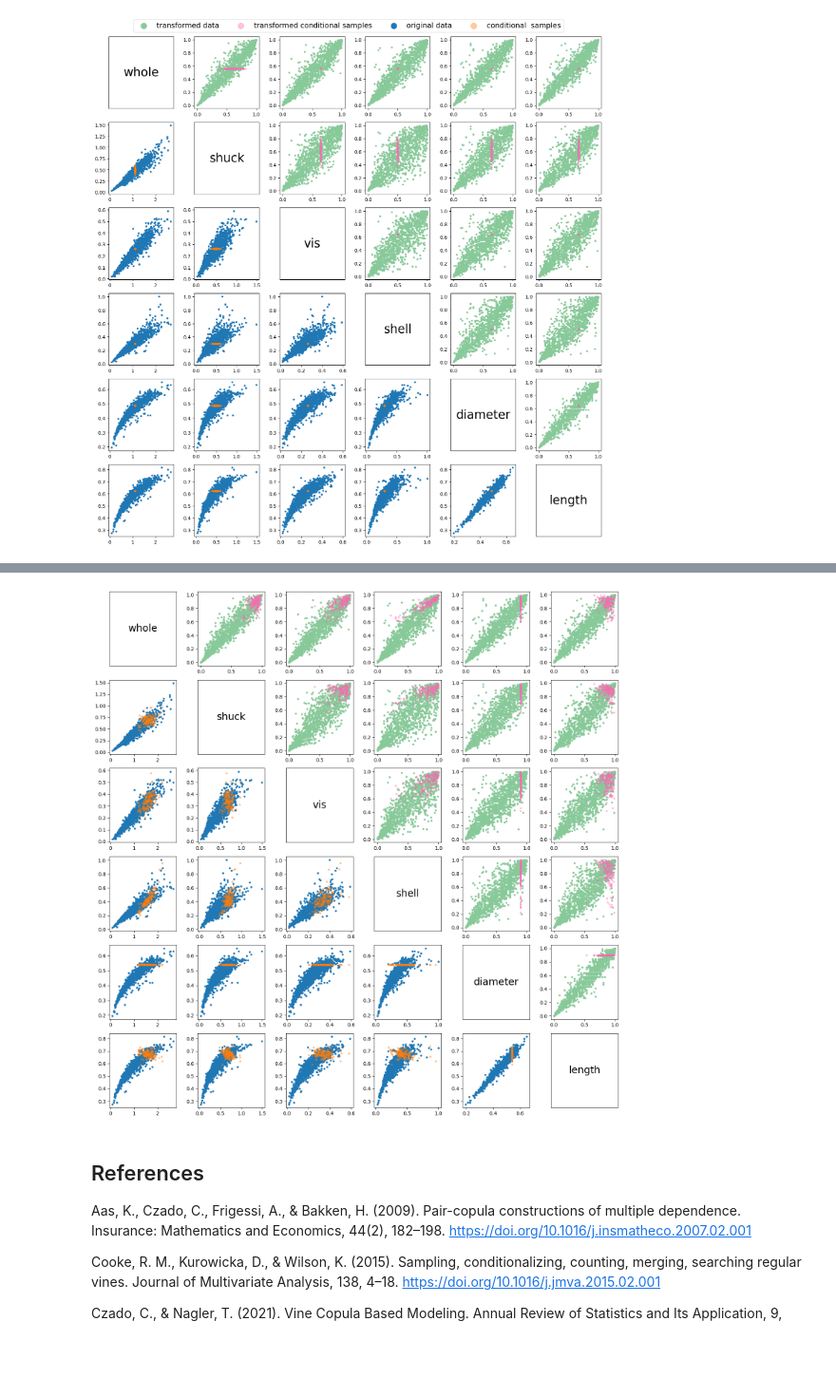
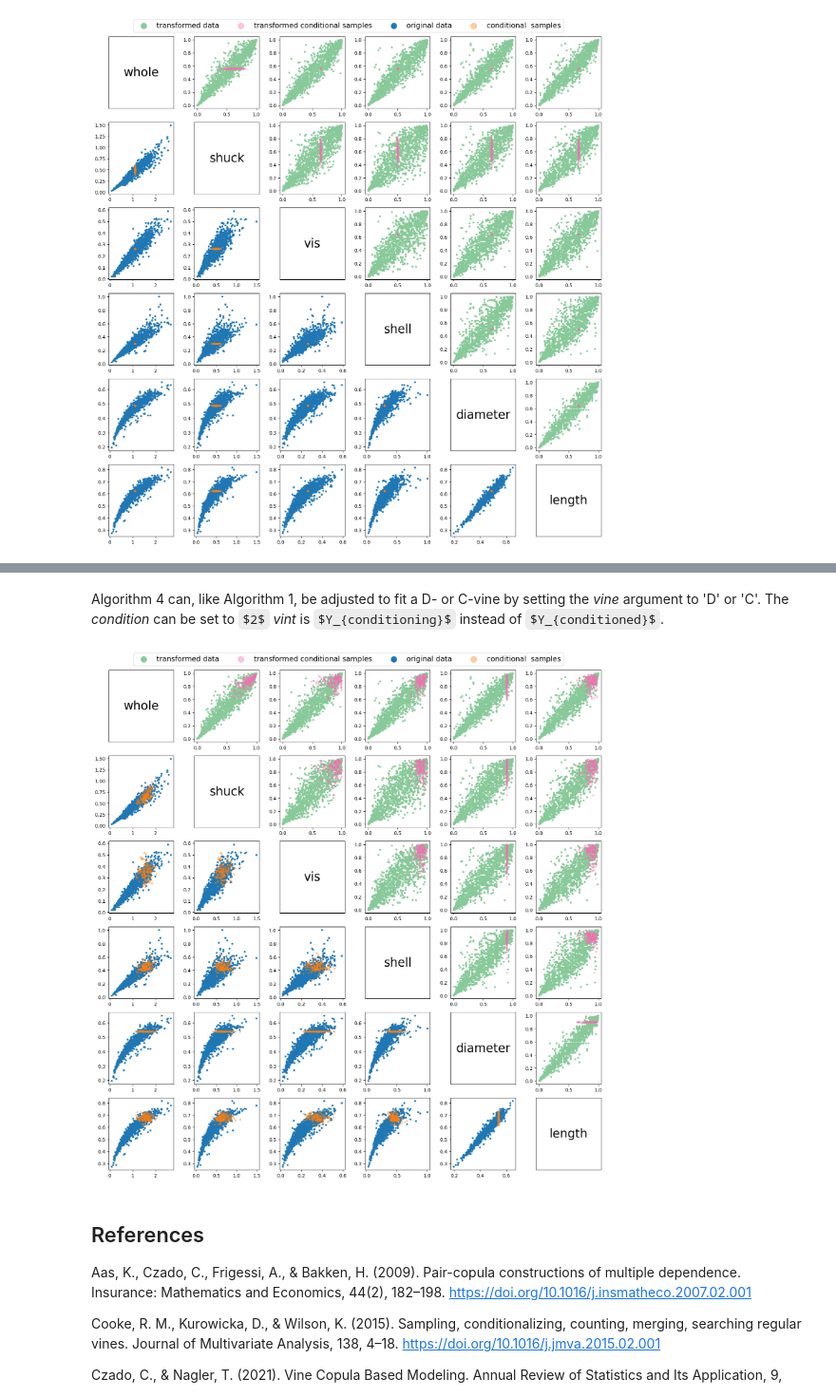
Before and after one commit to VU-IVM/VineCopulas, a Jupyter notebook: doc/vinecopulas.ipynb, the cells around one changed output, grey strips where cells are left out. Shown at 95% size. Cells and saved outputs as stored; diff of their text form; code cells hidden in the pictures; some formulas as TeX source; blank space fills up the shorter version.

```diff
--- a/doc/vinecopulas.ipynb
+++ b/doc/vinecopulas.ipynb
@@ -30,7 +30,7 @@ from vinecopula import *
 # %% [markdown]
 The data used as an example is the Abalone dataset from the UCI database (http://archive.ics.uci.edu/ml/datasets/Abalone) and has also been showcased in a chapter on vine copula-based modeling by Czado and Nagler (2021). The data set contains measurements on diameter, length, and several types of weight (whole, shucked, viscera and shell) of abalones, a type of marine snail. For this example, only data on the female snails are included and are loaded below.
 # %%
-datapath = 'https://raw.githubusercontent.com/VU-IVM/vinecopula/a724e92f674c1b0e570a7adb1409bb601794b13a/doc/sample_data.csv' #path to data
+datapath = 'https://raw.githubusercontent.com/VU-IVM/vinecopula/develop/doc/sample_data.csv' #path to data
 df = pd.read_csv(datapath) #load data
 df.head() #show data columns and first rows
 # %% [output]
@@ -43,9 +43,9 @@ df.head() #show data columns and first rows
 # %% [markdown]
 As explained in the section on [bivariate copulas](https://vinecopulas.readthedocs.io/en/latest/bivariatecopulas.html), in order to fit copulas to the data it needs to be transformed into uniformly distributed marginals. In this example we will do so by determening the best fit distribution of each variable in the dataset and applying the CDF of that distribution to the variable ([probability integral transform](https://vinecopulas.readthedocs.io/en/latest/bivariatecopulas.html#Probability-Integral-Transform)). The best fit distribution and its parameters can be determined using the `best_fit_distribution` function, and the CDF can be calculated using the statistical function provided in `scipy.stats`, as showcased below.
 # %%
-x = np.array(df) #turn dataframe into an array
+x = np.array(df)[:,:-1] #turn dataframe into an array
 u = x.copy() #make a copy of data which will be transformed
-for i in range(len(df.columns)):
+for i in range(len(df.columns[:-1])):
     namedist =  'dist'+ str(i) #define a name for the distribution of each variable
     locals()[namedist] =  best_fit_distribution(x[:,i]) #fit the best fit distribution to each variable
     u[:,i] = locals()[namedist][0].cdf(u[:,i] , *locals()[namedist][1]) #compute the CDF of the variable using the best fit distribution
@@ -671,7 +673,7 @@ If $[2,5]$ need to be at the end of the sampling order $Y_{conditioned} = [2,5]$
 the `conditionalvine` function can be used to fit a copula based on specifci conditioing or conditionalized variables as follows.
 # %%
 #fit copula based on a variable of interest
-vint = [0,5] #variable of interest
+vint = [2,5] #variable of interest
 Mc, Pc, Cc = conditionalvine(u, vint, cops,vine = 'R', condition = 1)
-plotvine(Mc,variables = list(df.columns), plottitle = 'R-Vine') #plot structure
+plotvine(Mc,variables = list(df.columns[:-1]), plottitle = 'Conditional R-Vine') #plot structure
 # %% [output]
@@ -679 +701,3 @@ KeyboardInterrupt:
+# %% [markdown]
+Algorithm 4 can, like Algorithm 1, be adjusted to fit a D- or C-vine by setting the _vine_ argument to 'D' or 'C'. The _condition_ can be set to $2$  _vint_ is $Y_{conditioning}$ instead of $Y_{conditioned}$.
 # %%
@@ -686,24 +710,37 @@ for i in range(len(df.columns)):
     xci[:,i] = locals()[namedist][0].ppf(uci[:,i] , *locals()[namedist][1])
 # %%
 fig, axs = plt.subplots(6, 6, figsize=(15, 15))
+ii = 0
+jj = 0
 for i in range(6):
     for j in range(6):
         ax = axs[i, j]
         if i > j:  # Lower diagonal
-            ax.scatter(x[:,j], x[:,i], marker='.')
-            ax.scatter(xci[:,j], xci[:,i], marker='.', alpha = 0.4)
+            if ii == 0:
+
+                ax.scatter(x[:,j], x[:,i], marker='.',label = "original data")
+                ax.scatter(xci[:,j], xci[:,i], marker='.', alpha = 0.4, label = "conditional  samples")
+                ii = 1
+            else:
+                ax.scatter(x[:,j], x[:,i], marker='.')
+                ax.scatter(xci[:,j], xci[:,i], marker='.', alpha = 0.4)
         elif i < j:  # Upper diagonal
-            ax.scatter(u[:,j], u[:,i], marker='.', color = '#88c999')
-            ax.scatter(uci[:,j], uci[:,i], marker='.', alpha = 0.4, color = 'hotpink')
+            if jj == 0:
+                ax.scatter(u[:,j], u[:,i], marker='.', color = '#88c999',  label  ='transformed data')
+                ax.scatter(uci[:,j], uci[:,i], marker='.', alpha = 0.4, color = 'hotpink', label  ='transformed conditional samples')
+                jj = 1
+            else:
+                ax.scatter(u[:,j], u[:,i], marker='.', color = '#88c999')
+                ax.scatter(uci[:,j], uci[:,i], marker='.', alpha = 0.4, color = 'hotpink')
         else:  # Main diagonal
-            ax.text(0.5, 0.5, df.columns[i], horizontalalignment='center', verticalalignment='center', fontsize=20, color='black')
+            ax.text(0.5, 0.5, df.columns[i], horizontalalignment='center', verticalalignment='center', fontsize=25, color='black')
             ax.set_xticks([])
             ax.set_yticks([])
-
+fig.legend(loc='upper center', bbox_to_anchor=(0.5, 1.03), ncol=4,markerscale=4, fontsize=15)
 plt.tight_layout()
 plt.show()
 # %% [output]
-[figure, old version]
+[figure, new version]
 # %% [markdown]
 ## References
 
```
Also changed, not shown: parts of 5 cells of this notebook, 1 other file.
